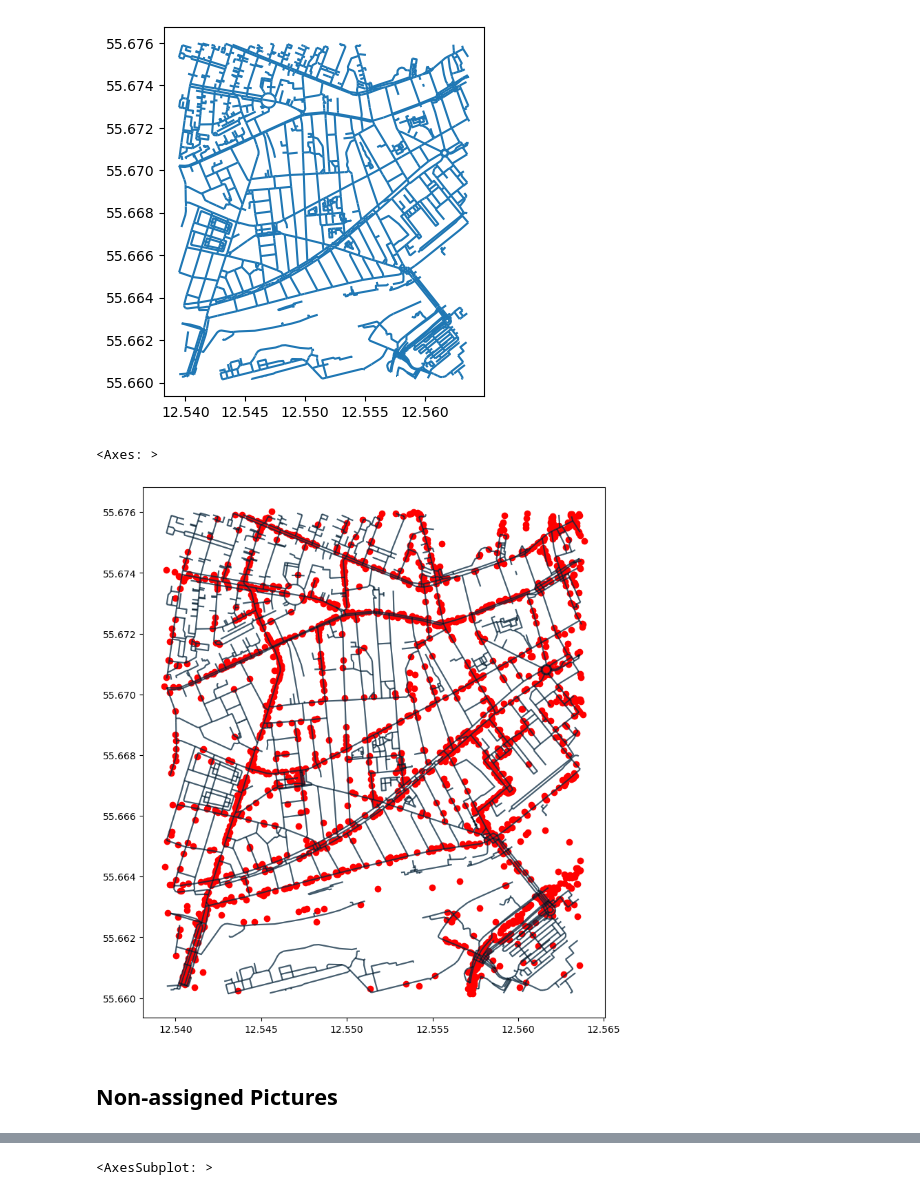
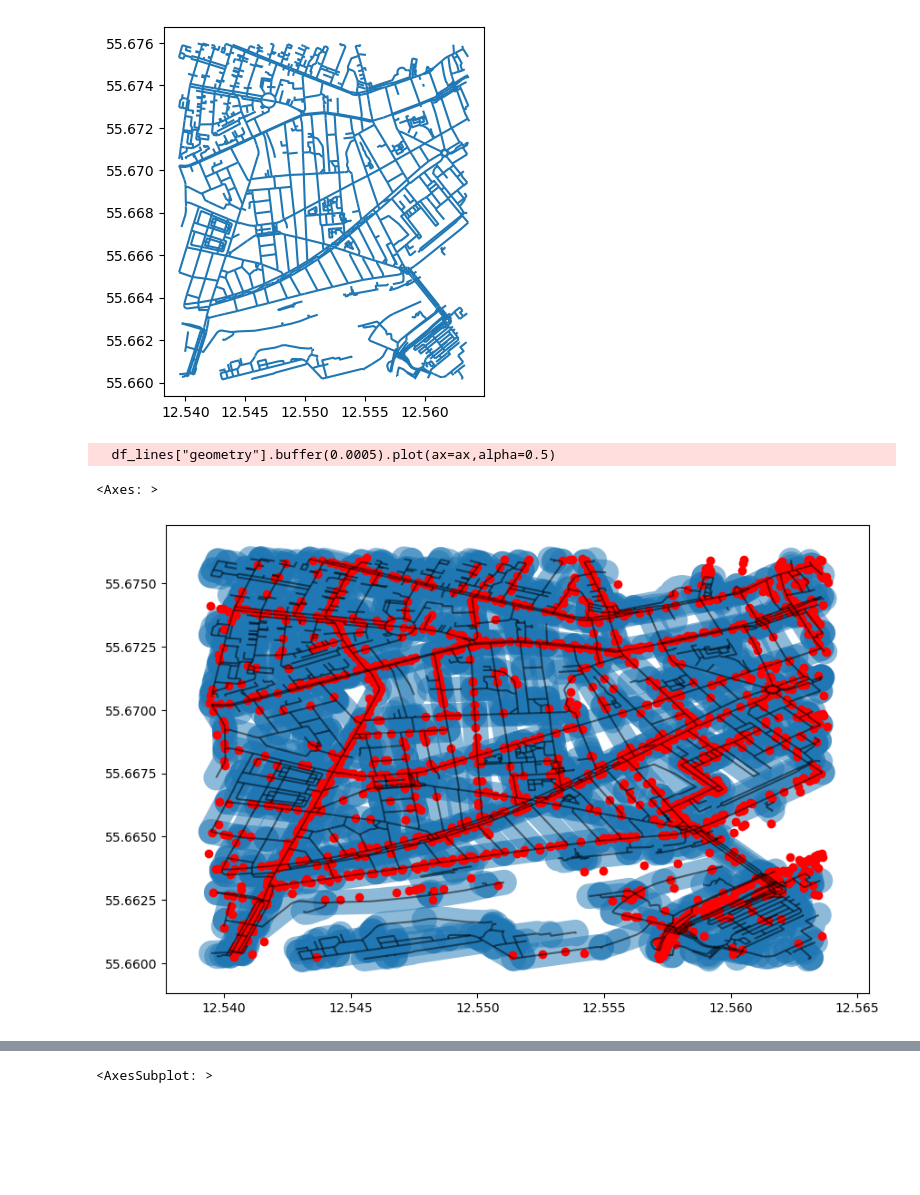
Before and after one commit to eliot75/FagproWalkability-, a Jupyter notebook: fagprojectupdate_LA_322.ipynb, the cells around one changed output, grey strips where cells are left out. Cells and saved outputs as stored; diff of their text form; code cells hidden in the pictures; blank space fills up the shorter version.

```diff
--- a/fagprojectupdate_LA_322.ipynb
+++ b/fagprojectupdate_LA_322.ipynb
@@ -24,7 +31,7 @@ from sklearn.neighbors import BallTree
 # %%
 #Load shapefile
 
-my_shapefile_path = "koebenhavn.shp"
+my_shapefile_path = "/Users/livdreyerjohansen/Downloads/7f42d69dd7bd00b04081b9cbd0d05ab4e5f87353dcd7364c34b8e7c74d42109d-1676891223740.shp"
 my_shp = gpd.read_file(my_shapefile_path)
 #print(my_shp)
 # %%
@@ -126,15 +148,13 @@ df_lines["geometry"].plot()
 [figure]
 # %%
 fig, ax = plt.subplots(figsize = (10,10))
-#df_lines["geometry"].buffer(0.0001, cap_style = 2).plot(ax=ax,alpha=0.5)   #With Buffer
-df_lines["geometry"].plot(ax=ax,alpha=0.5)  #W/o buffer
+df_lines["geometry"].buffer(0.0005).plot(ax=ax,alpha=0.5)
 df_lines["geometry"].plot(ax=ax,alpha=0.5,color = "k")
 df_points["geometry"].plot(ax=ax,color = "r")
 # %% [output]
-<Axes: >
+  df_lines["geometry"].buffer(0.0005).plot(ax=ax,alpha=0.5)
+<Axes: >
-[figure, old version]
+[figure, new version]
-# %% [markdown]
-## Non-assigned Pictures
 # %%
 df_polygons = df_lines.copy()
 df_polygons.crs = df_lines.crs
```
Also changed, not shown: parts of 5 cells of this notebook, 2 other files.
